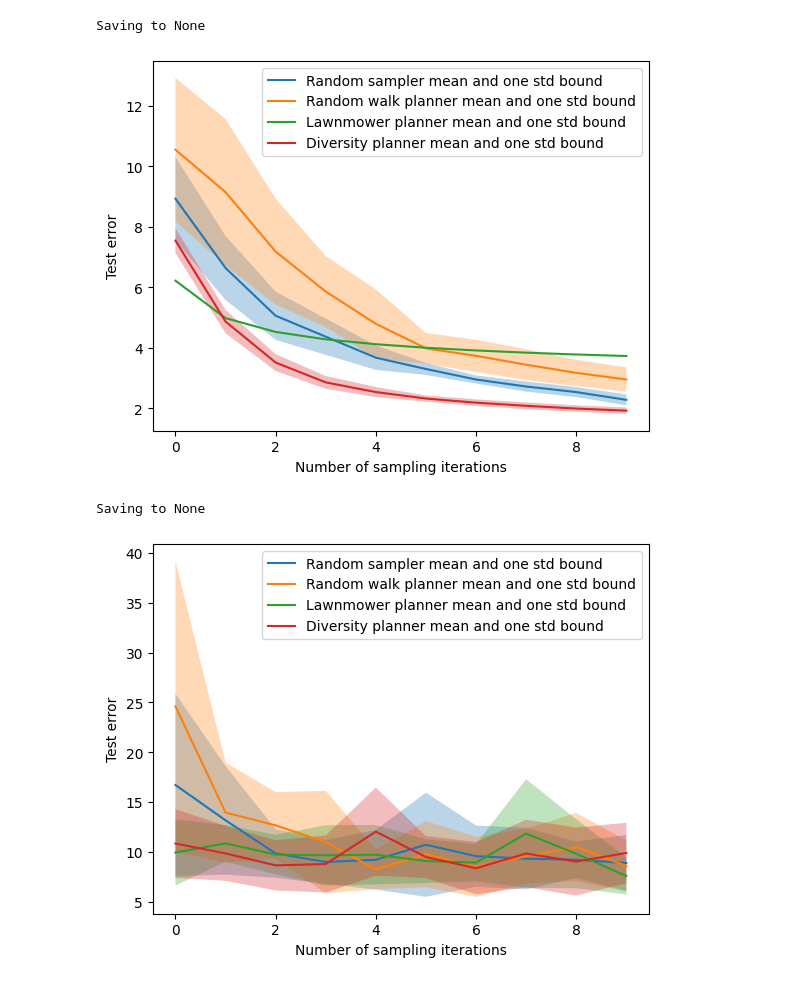
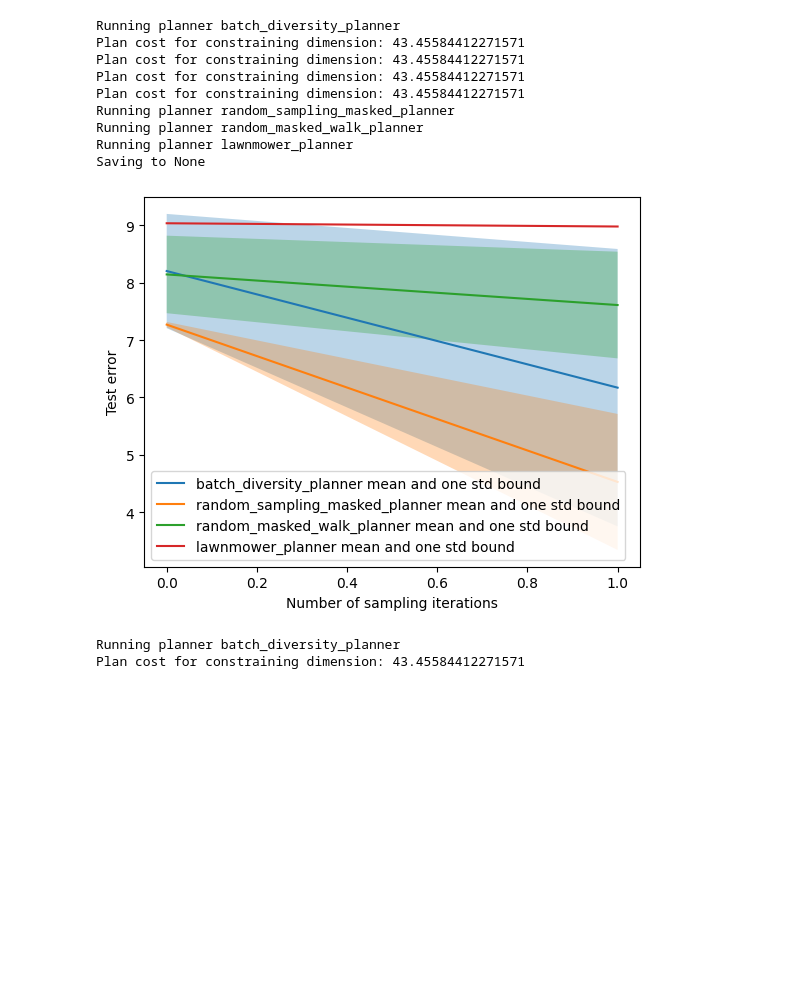
Before and after one commit to russelldj/informative-path-planning-toolkit, a Jupyter notebook: examples/different_planners_quantitative_evaluation.ipynb, the cells around one changed output. Cells and saved outputs as stored; diff of their text form; code cells hidden in the pictures; blank space fills up the shorter version.

Commit message:
Add sweep across datasets and models

```diff
--- a/examples/different_planners_quantitative_evaluation.ipynb
+++ b/examples/different_planners_quantitative_evaluation.ipynb
@@ -52,44 +23,0 @@ planner_kwargs = [
-# %%
-# Create a prediction model
-model = GaussianProcessRegression()
-# Create a gridded predictor
-predictor = UncertainMaskedLabeledImagePredictor(
-    data, model, classification_task=data.is_classification_dataset()
-)
-
-# Run the comparison
-compare_planners(
-    planners=planners,
-    predictor=predictor,
-    each_planners_kwargs=planner_kwargs,
-    planner_names=planner_names,
-    data_manager=data,
-    visit_n_locations=VISIT_N_LOCATIONS,
-    n_trials=N_TRIALS,
-    n_flights=N_FLIGHTS,
-)
-# %% [output]
-Saving to None
-[figure, removed]
-# %%
-# Create a prediction model
-model = MLPRegressor()
-# Create a gridded predictor
-predictor = EnsambledMaskedLabeledImagePredictor(
-    data, model, classification_task=data.is_classification_dataset()
-)
-
-# Run the comparison
-compare_planners(
-    planners=planners,
-    predictor=predictor,
-    each_planners_kwargs=planner_kwargs,
-    planner_names=planner_names,
-    data_manager=data,
-    visit_n_locations=VISIT_N_LOCATIONS,
-    n_trials=N_TRIALS,
-    n_flights=N_FLIGHTS,
-)
-# %% [output]
-Saving to None
-[figure, removed]
@@ -95,0 +85,23 @@ Saving to None
+# %%
+compare_across_datasets_and_models(
+    data_managers=data_managers,
+    predictor_instantiation_funcs=predictor_instantiation_funcs,
+    planner_instantiation_funcs=planner_instantiation_funcs,
+    each_planners_kwargs=planner_kwargs,
+    visit_n_locations=VISIT_N_LOCATIONS,
+    n_trials=N_TRIALS,
+    n_flights=N_FLIGHTS,
+)
+# %% [output]
+Running planner batch_diversity_planner
+Plan cost for constraining dimension: 43.45584412271571
+Plan cost for constraining dimension: 43.45584412271571
+Plan cost for constraining dimension: 43.45584412271571
+Plan cost for constraining dimension: 43.45584412271571
+Running planner random_sampling_masked_planner
+Running planner random_masked_walk_planner
+Running planner lawnmower_planner
+Saving to None
+[figure, added]
+Running planner batch_diversity_planner
+Plan cost for constraining dimension: 43.45584412271571
```
Also changed, not shown: parts of 3 cells of this notebook, 1 other file.
